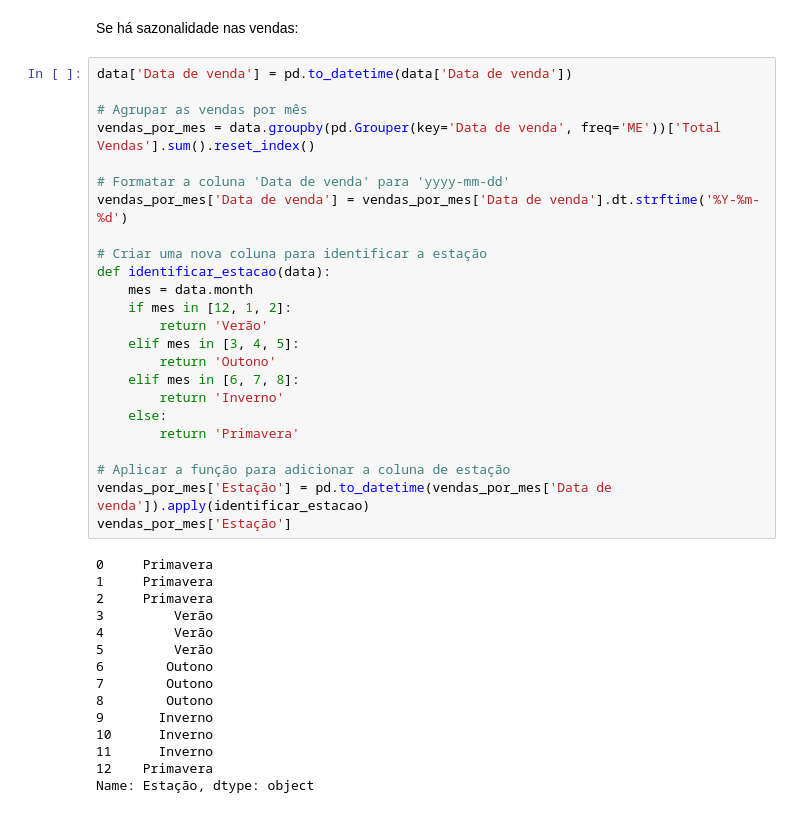
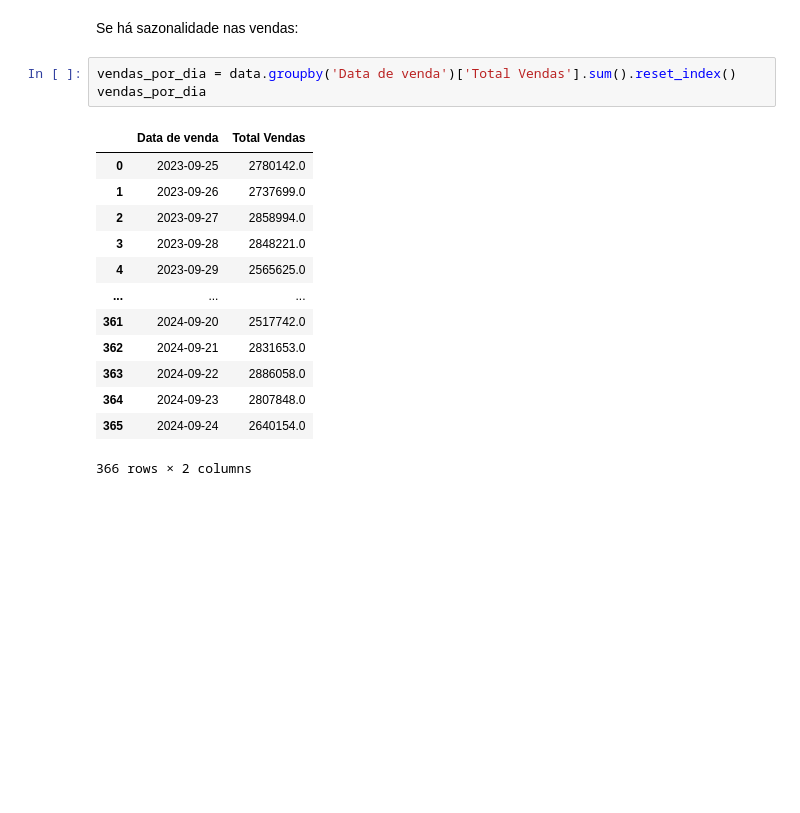
Before and after one commit to Pedroitamaro/loja-ficticia-topicos-de-big-data, a Jupyter notebook: main.ipynb, the cells around one changed output. Cells and saved outputs as stored; diff of their text form; blank space fills up the shorter version.

```diff
--- a/main.ipynb
+++ b/main.ipynb
@@ -236,41 +236,19 @@ Name: total_vendas, dtype: float64
 # %% [markdown]
 Se há sazonalidade nas vendas:
 # %%
-data['Data de venda'] = pd.to_datetime(data['Data de venda'])
-
-# Agrupar as vendas por mês
-vendas_por_mes = data.groupby(pd.Grouper(key='Data de venda', freq='ME'))['Total Vendas'].sum().reset_index()
-
-# Formatar a coluna 'Data de venda' para 'yyyy-mm-dd'
-vendas_por_mes['Data de venda'] = vendas_por_mes['Data de venda'].dt.strftime('%Y-%m-%d')
-
-# Criar uma nova coluna para identificar a estação
-def identificar_estacao(data):
-    mes = data.month
-    if mes in [12, 1, 2]:
-        return 'Verão'
-    elif mes in [3, 4, 5]:
-        return 'Outono'
-    elif mes in [6, 7, 8]:
-        return 'Inverno'
-    else:
-        return 'Primavera'
-
-# Aplicar a função para adicionar a coluna de estação
-vendas_por_mes['Estação'] = pd.to_datetime(vendas_por_mes['Data de venda']).apply(identificar_estacao)
-vendas_por_mes['Estação']
+vendas_por_dia = data.groupby('Data de venda')['Total Vendas'].sum().reset_index()
+vendas_por_dia
 # %% [output]
+|  | Data de venda | Total Vendas |
+| 0 | 2023-09-25 | 2780142.0 |
+| 1 | 2023-09-26 | 2737699.0 |
+| 2 | 2023-09-27 | 2858994.0 |
+| 3 | 2023-09-28 | 2848221.0 |
+| 4 | 2023-09-29 | 2565625.0 |
+| ... | ... | ... |
+| 361 | 2024-09-20 | 2517742.0 |
+| 362 | 2024-09-21 | 2831653.0 |
+| 363 | 2024-09-22 | 2886058.0 |
+| 364 | 2024-09-23 | 2807848.0 |
+| 365 | 2024-09-24 | 2640154.0 |
-0     Primavera
-1     Primavera
-2     Primavera
-3         Verão
-4         Verão
-5         Verão
-6        Outono
-7        Outono
-8        Outono
-9       Inverno
-10      Inverno
-11      Inverno
-12    Primavera
-Name: Estação, dtype: object
+366 rows × 2 columns
```
